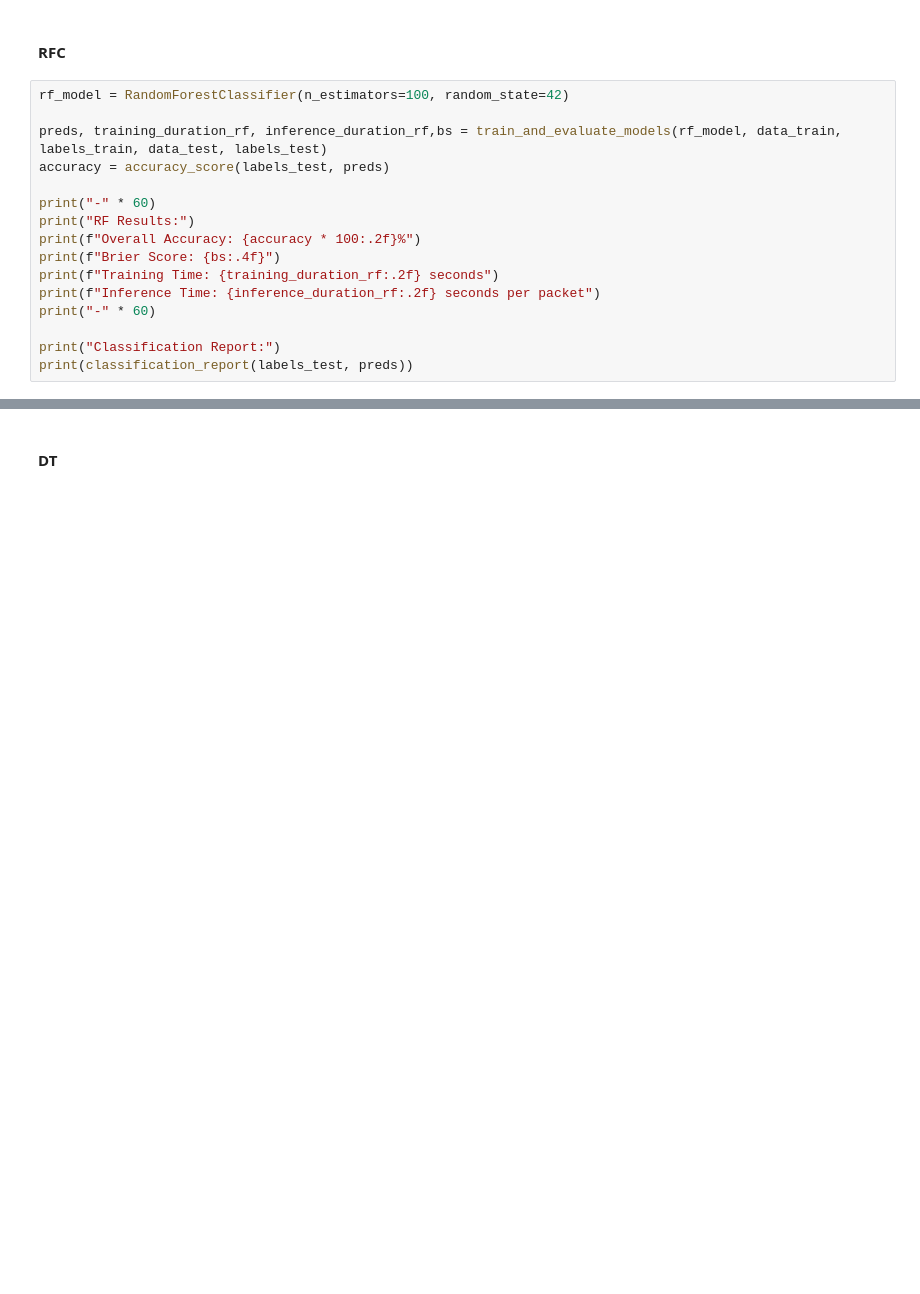
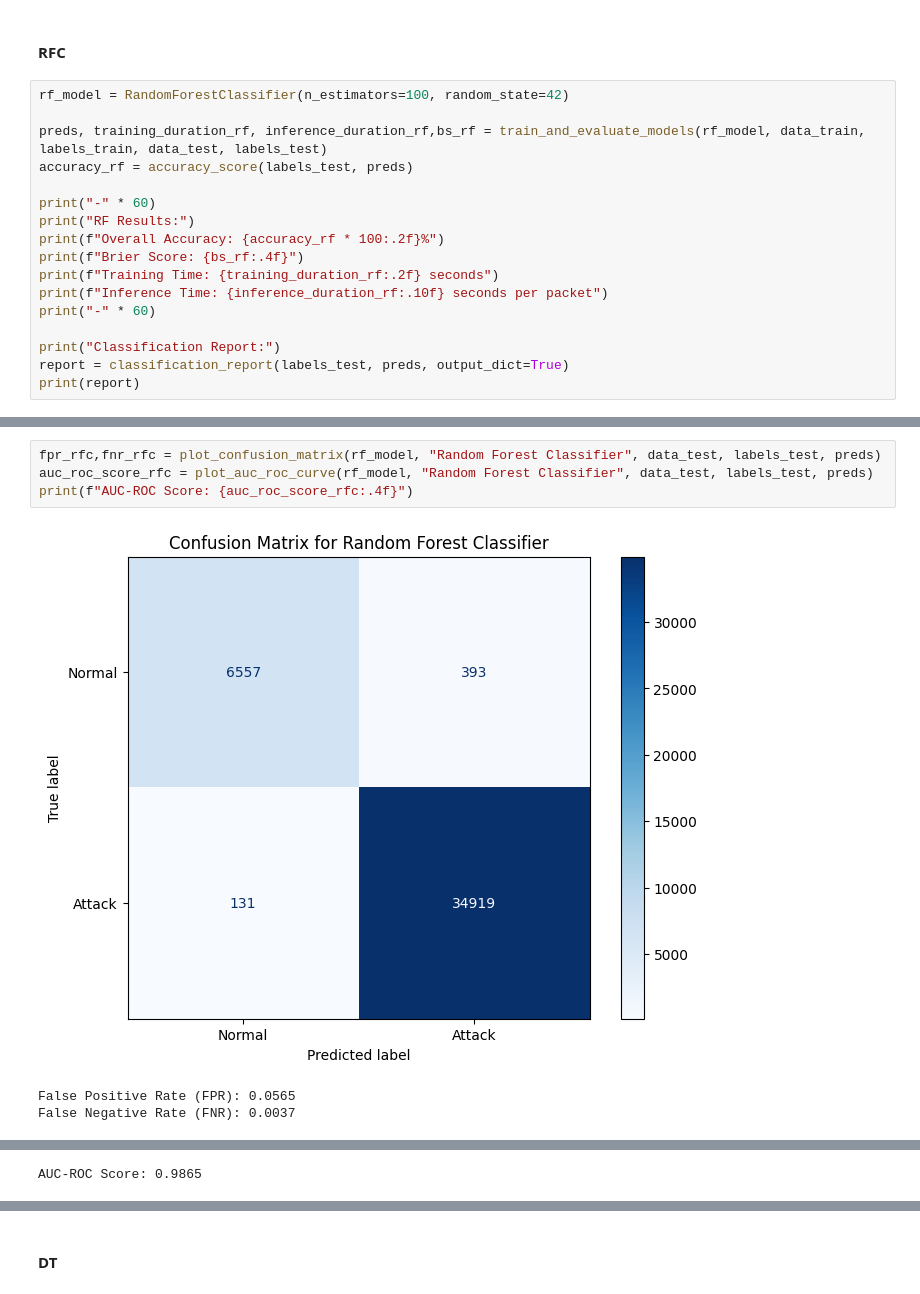
Before and after one commit to MohHaroon/XAI-based-ZSL-for-IIDS, a Jupyter notebook: model_train_eval.ipynb, the cells around one changed output, grey strips where cells are left out. Saved outputs shown, nothing was run; the diff lists cells and outputs as text; blank space fills up the shorter version.

```diff
--- a/model_train_eval.ipynb
+++ b/model_train_eval.ipynb
@@ -204,19 +274,20 @@ weighted avg       0.95      0.95      0.95     42000
 # %%
 rf_model = RandomForestClassifier(n_estimators=100, random_state=42)
 
-preds, training_duration_rf, inference_duration_rf,bs = train_and_evaluate_models(rf_model, data_train, labels_train, data_test, labels_test)
-accuracy = accuracy_score(labels_test, preds)
+preds, training_duration_rf, inference_duration_rf,bs_rf = train_and_evaluate_models(rf_model, data_train, labels_train, data_test, labels_test)
+accuracy_rf = accuracy_score(labels_test, preds)
 
 print("-" * 60)
 print("RF Results:")
-print(f"Overall Accuracy: {accuracy * 100:.2f}%")
-print(f"Brier Score: {bs:.4f}")
+print(f"Overall Accuracy: {accuracy_rf * 100:.2f}%")
+print(f"Brier Score: {bs_rf:.4f}")
 print(f"Training Time: {training_duration_rf:.2f} seconds")
-print(f"Inference Time: {inference_duration_rf:.2f} seconds per packet")
+print(f"Inference Time: {inference_duration_rf:.10f} seconds per packet")
 print("-" * 60)
 
 print("Classification Report:")
-print(classification_report(labels_test, preds))
+report = classification_report(labels_test, preds, output_dict=True)
+print(report)
 # %% [output]
 ------------------------------------------------------------
 RF Results:
@@ -236,0 +301,8 @@ weighted avg       0.99      0.99      0.99     42000
+# %%
+fpr_rfc,fnr_rfc = plot_confusion_matrix(rf_model, "Random Forest Classifier", data_test, labels_test, preds)
+auc_roc_score_rfc = plot_auc_roc_curve(rf_model, "Random Forest Classifier", data_test, labels_test, preds)
+print(f"AUC-ROC Score: {auc_roc_score_rfc:.4f}")
+# %% [output]
+[figure, added]
+False Positive Rate (FPR): 0.0565
+False Negative Rate (FNR): 0.0037
@@ -236,0 +310 @@ weighted avg       0.99      0.99      0.99     42000
+AUC-ROC Score: 0.9865
```
Also changed, not shown: parts of 16 cells of this notebook.
